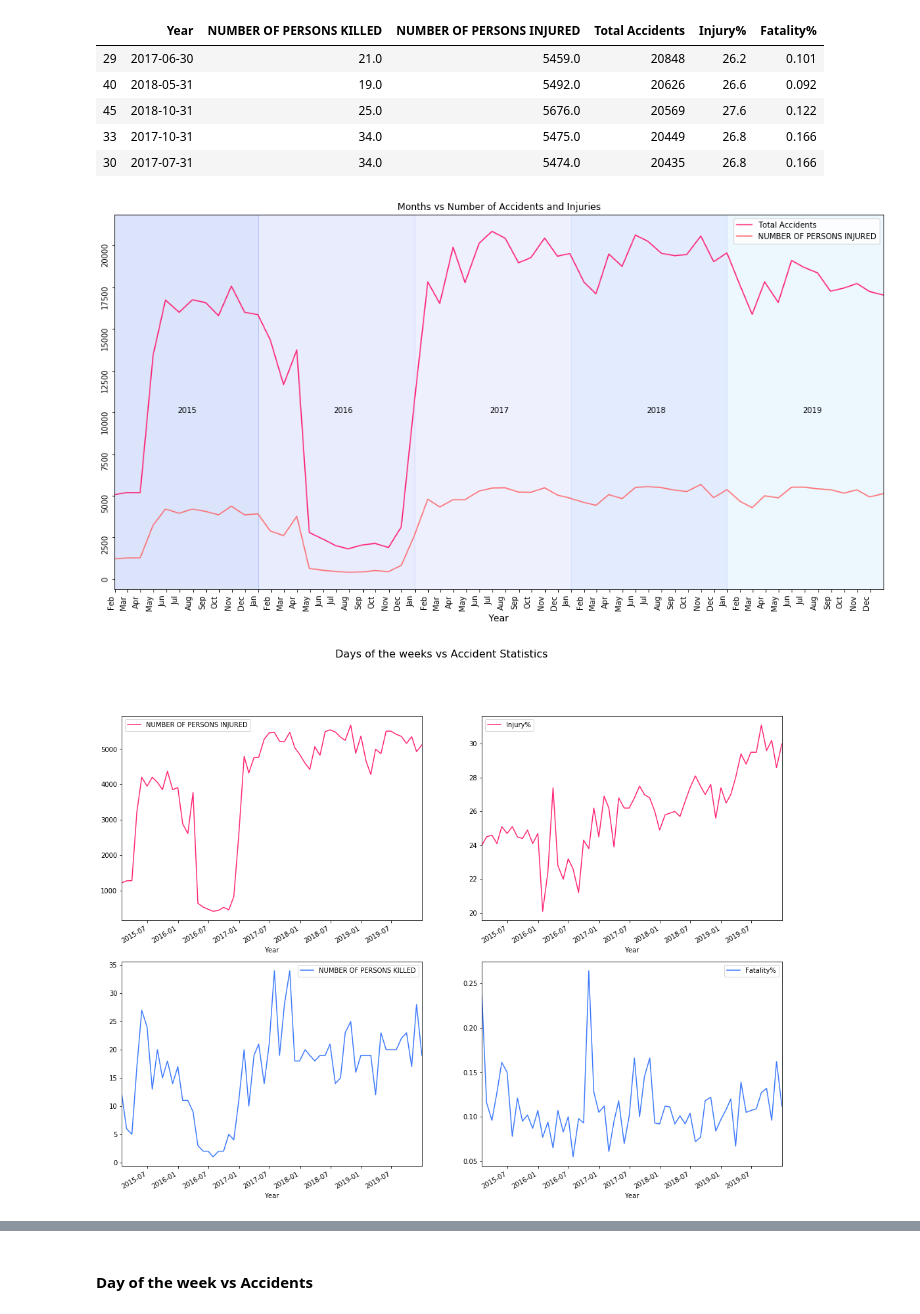
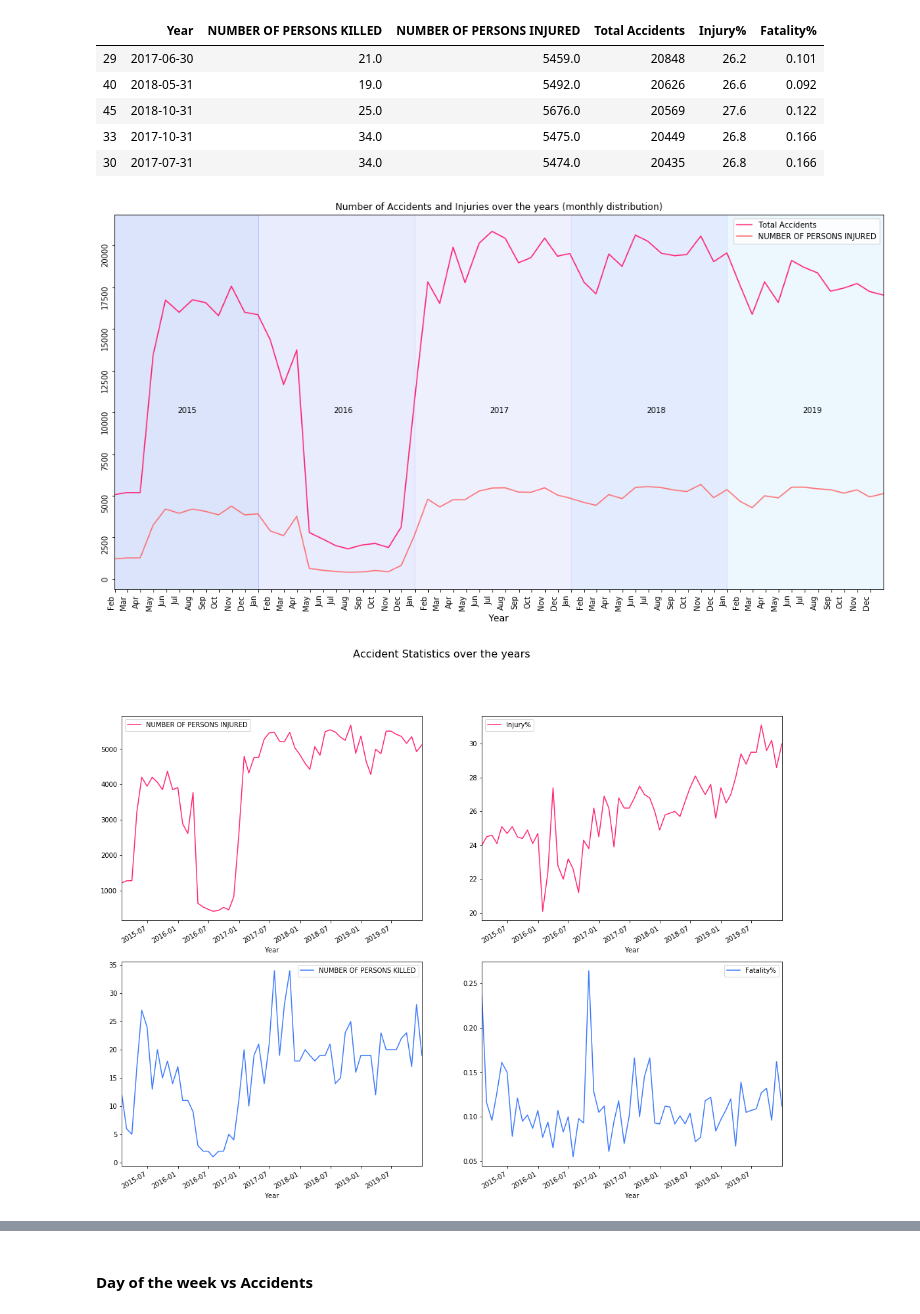
Before and after one commit to skhiearth/NYC-Motor-Vehicle-Collisions, a Jupyter notebook: NYC-Motor-Vehicle-Collisions.ipynb, the cells around one changed output, grey strips where cells are left out. Drawn from its saved outputs; the diff is of its cells as text; code cells hidden in the pictures.

Commit message:
monthly stats

```diff
--- a/NYC-Motor-Vehicle-Collisions.ipynb
+++ b/NYC-Motor-Vehicle-Collisions.ipynb
@@ -522,39 +522,39 @@ month_wise.plot(x = 'Year', y = 'NUMBER OF PERSONS INJURED', kind = 'line',
                 color = color2, stacked = True, ax = ax)
 
 # Customizing the Visulation
-ax.set_title('Months vs Number of Accidents and Injuries', size = 12)
+ax.set_title('Number of Accidents and Injuries over the years (monthly distribution)', size = 12)
 ax.set_xlabel('Year', size = 12)
 ax.tick_params(labelrotation = 90)
 
 # Set the locator
 locator = mdates.MonthLocator()
 fmt = mdates.DateFormatter('%b')
 
 x_axis = plt.gca().xaxis
 x_axis.set_major_locator(locator)
 
 # Specify formatter
 x_axis.set_major_formatter(fmt)
 
 plt.axvspan('2015-01-30', '2015-12-31', alpha = 0.14, color = 'xkcd:blue')
 plt.text('2015-06-25', 10000, '2015')
 
 plt.axvspan('2016-01-01', '2016-12-31', alpha = 0.14, color = 'xkcd:cornflower')
 plt.text('2016-06-25', 10000, '2016')
 
 plt.axvspan('2017-01-01', '2017-12-31', alpha = 0.14, color = 'xkcd:periwinkle blue')
 plt.text('2017-06-25', 10000, '2017')
 
 plt.axvspan('2018-01-01', '2018-12-31', alpha = 0.14, color = 'xkcd:lightish blue')
 plt.text('2018-06-25', 10000, '2018')
 
 plt.axvspan('2019-01-01', '2019-12-31', alpha = 0.14, color = 'xkcd:sky')
 plt.text('2019-06-25', 10000, '2019')
 
 # Exporting the visualisation
-fig.savefig('plots/month_accidents.png', dpi=500)
+fig.savefig('plots/yearly_month_accidents.png', dpi=500)
 # %% [output]
-[figure, old version]
+[figure, new version]
 # %%
 # Create figure and axes for Matplotlib
 fig, ((ax1, ax2), (ax3, ax4)) = plt.subplots(nrows = 2, ncols = 2, figsize=(18, 14))
@@ -564,7 +564,7 @@ color = np.flip(cm.Oranges(np.linspace(.2,.6, 10)))
 color2 = np.flip(cm.plasma(np.linspace(.2,.6, 10)))
 
 # Creating the plot
-fig.suptitle('Days of the weeks vs Accident Statistics', fontsize=16)
+fig.suptitle('Accident Statistics over the years', fontsize=16)
 
 month_wise.plot(x = 'Year', y = 'NUMBER OF PERSONS INJURED', kind = 'line',
                 color = color, stacked = True, ax = ax1)
@@ -576,6 +576,6 @@ month_wise.plot(x = 'Year', y = 'Fatality%', kind = 'line',
                 color = 'xkcd:lightish blue', stacked = True, ax = ax4)
 
 # Exporting the visualisation
-fig.savefig('plots/month_accidents_stats.png', dpi=500)
+fig.savefig('plots/yearly_month_accidents_stats.png', dpi=500)
 # %% [output]
-[figure, old version]
+[figure, new version]
```
Also changed, not shown: parts of 3 cells of this notebook, 4 other files.
